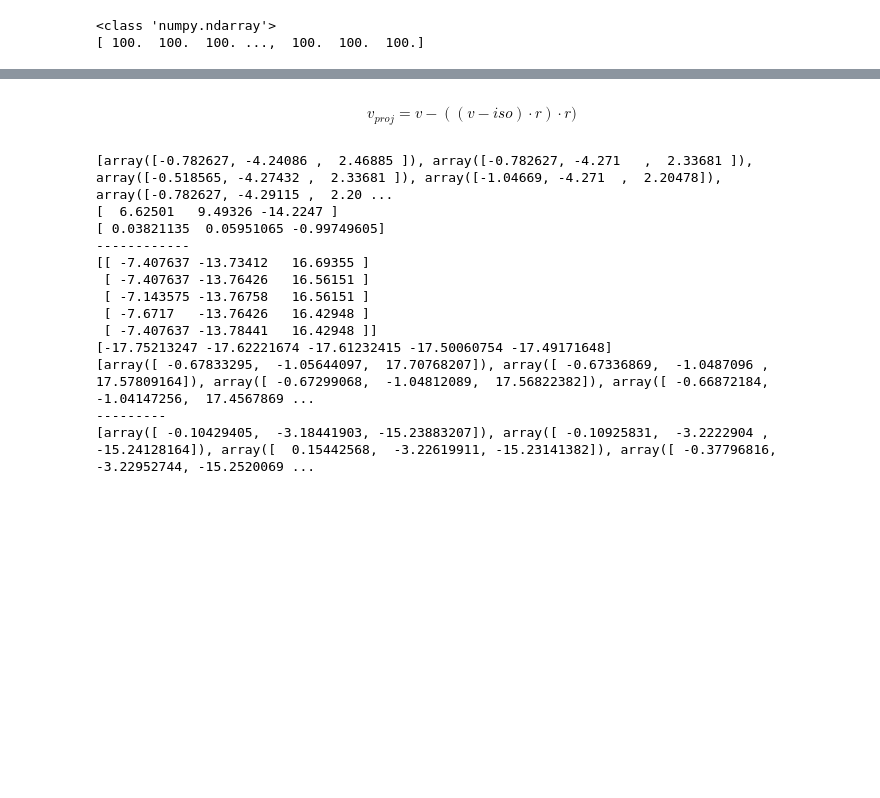
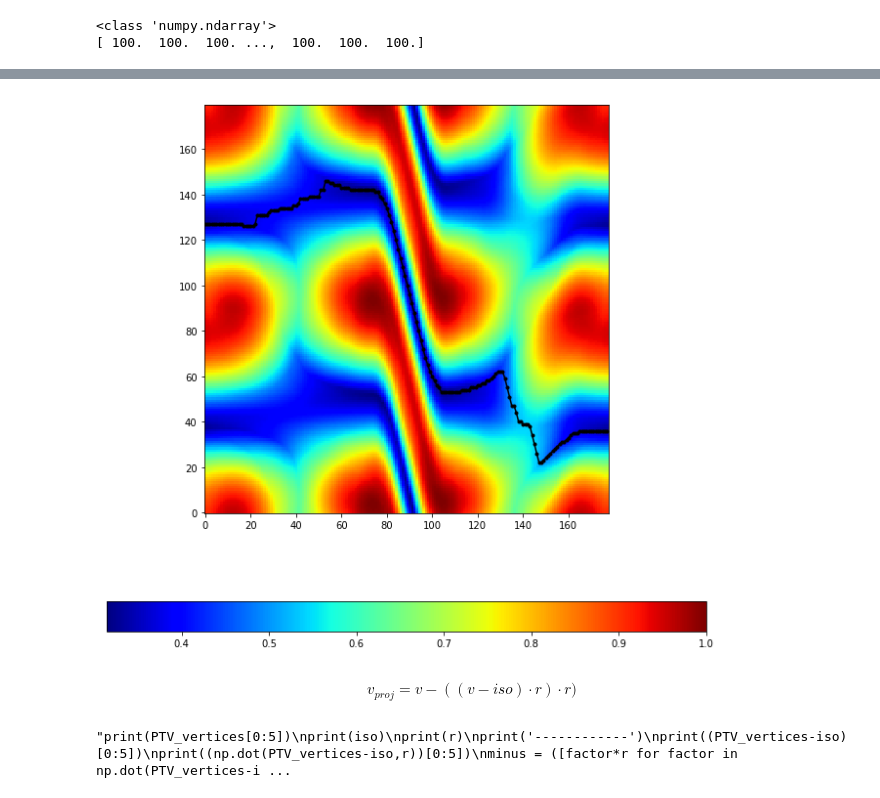
Before and after one commit to jandrejk/AstarOptimization, a Jupyter notebook: GC_map.ipynb, the cells around one changed output, grey strips where cells are left out. Saved outputs shown, nothing was run; the diff lists cells and outputs as text; code cells hidden in the pictures; blank space fills up the shorter version.

```diff
--- a/GC_map.ipynb
+++ b/GC_map.ipynb
@@ -361,0 +567,26 @@ plt.show()
+# %%
+
+go = time.time()
+
+
+ga_start = -1
+ga_stop = 177
+
+
+#pathToOARs = '../../Test-2/plans/plan-1/gt-maps/track-1-map.txt'
+#dim, ga, ta, oARmap = ut.load3DColorwash(pathToOARs)
+
+
+GC = GC_map(color_map=dist_map,gradient=4,start=ga_start,end=ga_stop)
+print('map initialize',time.time()-go)
+go = time.time()
+
+came_from, last_point = a_star_search(GC, ga_Pixel_range=[ga_start,ga_stop])
+
+#profile.run("a_star_search()")
+print('path search',time.time()-go)
+go = time.time()
+
+path = reconstruct_path(came_from=came_from, start=(ga_start,0),goal=last_point)
+
+print('reco path',time.time()-go)
@@ -362,9 +623,17 @@ plt.show()
+# %%
+pl.FlooadPlot(pic=dist_map,flood_level=1.)
+
+pl.PlotTrack(path)
+plt.savefig('min_dist_A*Grad4')
+plt.show()
+# %% [output]
+[figure, added]
 # %% [markdown]
 $$
 v_{proj} = v - ((v-iso) \cdot r) \cdot r )
 $$
 # %%
-print(PTV_vertices[0:5])
+"""print(PTV_vertices[0:5])
 print(iso)
 print(r)
 print('------------')
@@ -375,19 +644,7 @@ print(([factor*r for factor in np.dot(PTV_vertices-iso,r)])[0:5])
 print('---------')
 print(list(np.array(PTV_vertices)-np.array(minus))[0:5])
 
-PTV_vertices_projected = list(np.array(PTV_vertices)-np.array(minus))
+PTV_vertices_projected = list(np.array(PTV_vertices)-np.array(minus))"""
 # %% [output]
-[array([-0.782627, -4.24086 ,  2.46885 ]), array([-0.782627, -4.271   ,  2.33681 ]), array([-0.518565, -4.27432 ,  2.33681 ]), array([-1.04669, -4.271  ,  2.20478]), array([-0.782627, -4.29115 ,  2.20 ...
-[  6.62501   9.49326 -14.2247 ]
-[ 0.03821135  0.05951065 -0.99749605]
-------------
-[[ -7.407637 -13.73412   16.69355 ]
- [ -7.407637 -13.76426   16.56151 ]
- [ -7.143575 -13.76758   16.56151 ]
- [ -7.6717   -13.76426   16.42948 ]
- [ -7.407637 -13.78441   16.42948 ]]
-[-17.75213247 -17.62221674 -17.61232415 -17.50060754 -17.49171648]
-[array([ -0.67833295,  -1.05644097,  17.70768207]), array([ -0.67336869,  -1.0487096 ,  17.57809164]), array([ -0.67299068,  -1.04812089,  17.56822382]), array([ -0.66872184,  -1.04147256,  17.4567869 ...
----------
-[array([ -0.10429405,  -3.18441903, -15.23883207]), array([ -0.10925831,  -3.2222904 , -15.24128164]), array([  0.15442568,  -3.22619911, -15.23141382]), array([ -0.37796816,  -3.22952744, -15.2520069 ...
+"print(PTV_vertices[0:5])\nprint(iso)\nprint(r)\nprint('------------')\nprint((PTV_vertices-iso)[0:5])\nprint((np.dot(PTV_vertices-iso,r))[0:5])\nminus = ([factor*r for factor in np.dot(PTV_vertices-i ...
 # %%
```
Also changed, not shown: parts of 22 cells of this notebook.
